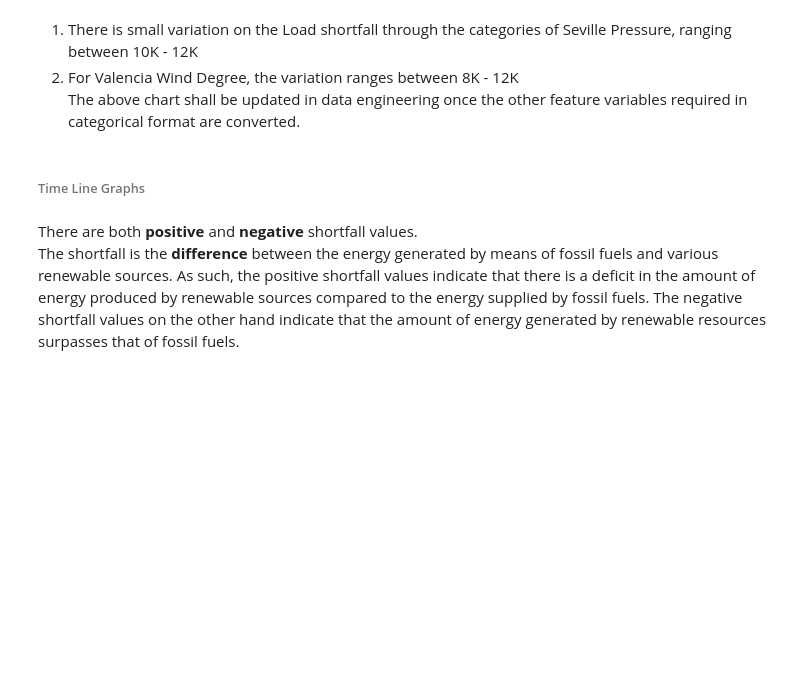
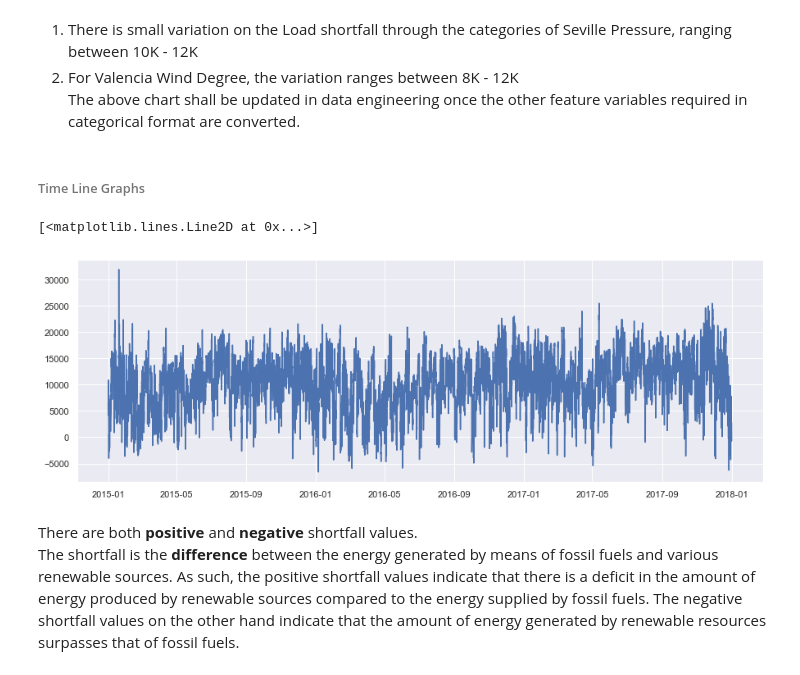
Before and after one commit to KenCBonyo/2110ACDS_ND5, a Jupyter notebook: 2110ACDS_ND5_v0.1.ipynb, the cells around one changed output. Saved outputs shown, nothing was run; the diff lists cells and outputs as text; code cells hidden in the pictures; blank space fills up the shorter version.

```diff
--- a/2110ACDS_ND5_v0.1.ipynb
+++ b/2110ACDS_ND5_v0.1.ipynb
@@ -457,3 +441,11 @@ fig.show()
+# %%
+fig, axs = plt.subplots(figsize = (15,5))
+axs.plot(train_df['time'],
+        train_df['load_shortfall_3h'],
+            )
+# %% [output]
+[<matplotlib.lines.Line2D at 0x...>]
+[figure, added]
 # %% [markdown]
 There are both **positive** and **negative** shortfall values. <br/>
 The shortfall is the **difference** between the energy generated by means of fossil fuels and various renewable sources. As such, the positive shortfall values indicate that there is a deficit in the amount of energy produced by renewable sources compared to the energy supplied by fossil fuels. The negative shortfall values on the other hand indicate that the amount of energy generated by renewable resources surpasses that of fossil fuels.
```
Also changed, not shown: parts of 6 cells of this notebook.
